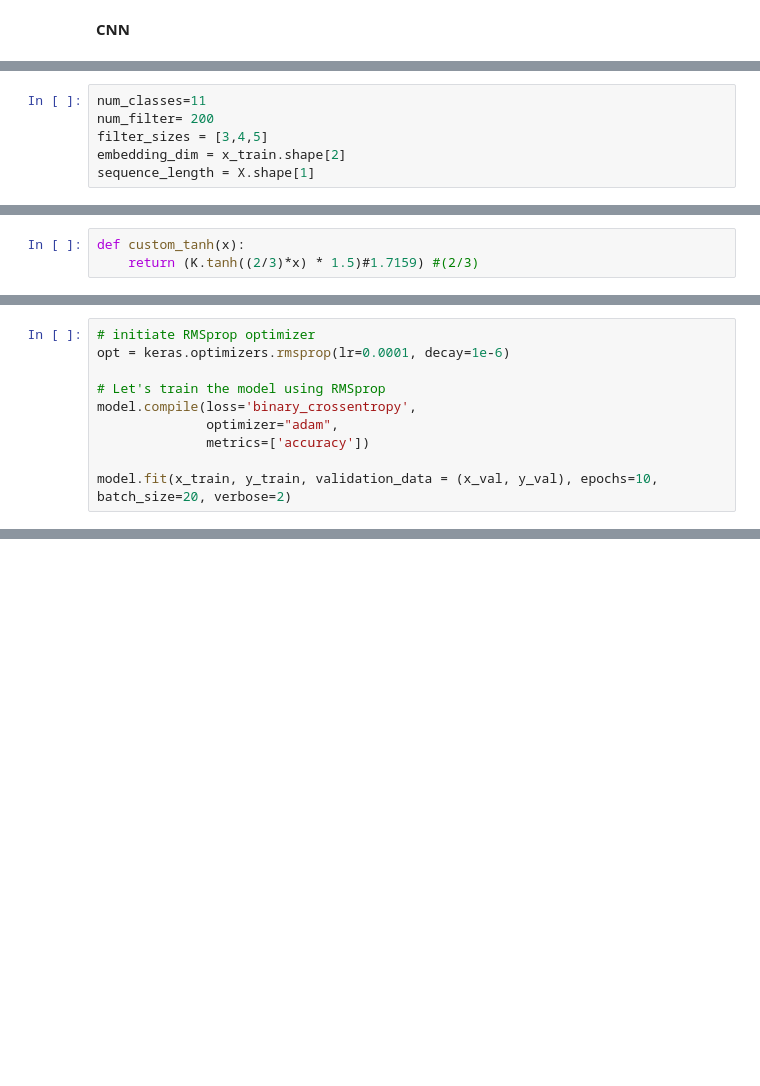
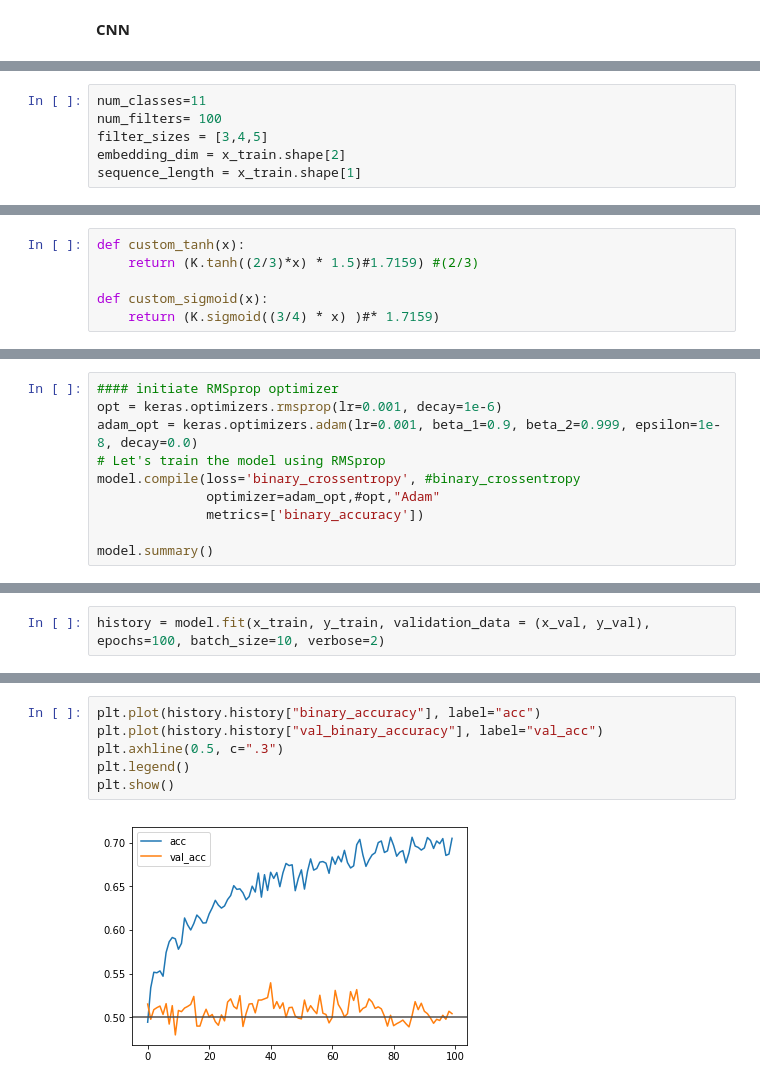
Before and after one commit to kosnil/kd-seminar, a Jupyter notebook: mlp/D2V_Reformat_CNN.ipynb, the cells around one changed output, grey strips where cells are left out. Cells and saved outputs as stored; diff of their text form; blank space fills up the shorter version.

```diff
--- a/mlp/D2V_Reformat_CNN.ipynb
+++ b/mlp/D2V_Reformat_CNN.ipynb
@@ -128,6 +184,6 @@ x_train.shape
 # %%
 num_classes=11
-num_filter= 200
+num_filters= 100
 filter_sizes = [3,4,5]
 embedding_dim = x_train.shape[2]
-sequence_length = X.shape[1]
+sequence_length = x_train.shape[1]
@@ -134,5 +194,8 @@ sequence_length = X.shape[1]
 # %%
 def custom_tanh(x):
     return (K.tanh((2/3)*x) * 1.5)#1.7159) #(2/3)
+
+def custom_sigmoid(x):
+    return (K.sigmoid((3/4) * x) )#* 1.7159)
 # %%
 model = Sequential()
@@ -164,11 +232,11 @@ model.add(Dense(num_classes, activation="sigmoid"))
 # %%
-# initiate RMSprop optimizer
-opt = keras.optimizers.rmsprop(lr=0.0001, decay=1e-6)
+#### initiate RMSprop optimizer
+opt = keras.optimizers.rmsprop(lr=0.001, decay=1e-6)
+adam_opt = keras.optimizers.adam(lr=0.001, beta_1=0.9, beta_2=0.999, epsilon=1e-8, decay=0.0)
+# Let's train the model using RMSprop
+model.compile(loss='binary_crossentropy', #binary_crossentropy
+              optimizer=adam_opt,#opt,"Adam"
+              metrics=['binary_accuracy'])
 
-# Let's train the model using RMSprop
-model.compile(loss='binary_crossentropy',
-              optimizer="adam",
-              metrics=['accuracy'])
-
-model.fit(x_train, y_train, validation_data = (x_val, y_val), epochs=10, batch_size=20, verbose=2)
+model.summary()
 # %% [output]
@@ -178,0 +260,2 @@ Epoch 2/10
+# %%
+history = model.fit(x_train, y_train, validation_data = (x_val, y_val), epochs=100, batch_size=10, verbose=2)
@@ -178,0 +280,8 @@ Epoch 2/10
+# %%
+plt.plot(history.history["binary_accuracy"], label="acc")
+plt.plot(history.history["val_binary_accuracy"], label="val_acc")
+plt.axhline(0.5, c=".3")
+plt.legend()
+plt.show()
+# %% [output]
+[figure, added]
```
Also changed, not shown: parts of 56 cells of this notebook, 2 other files.
